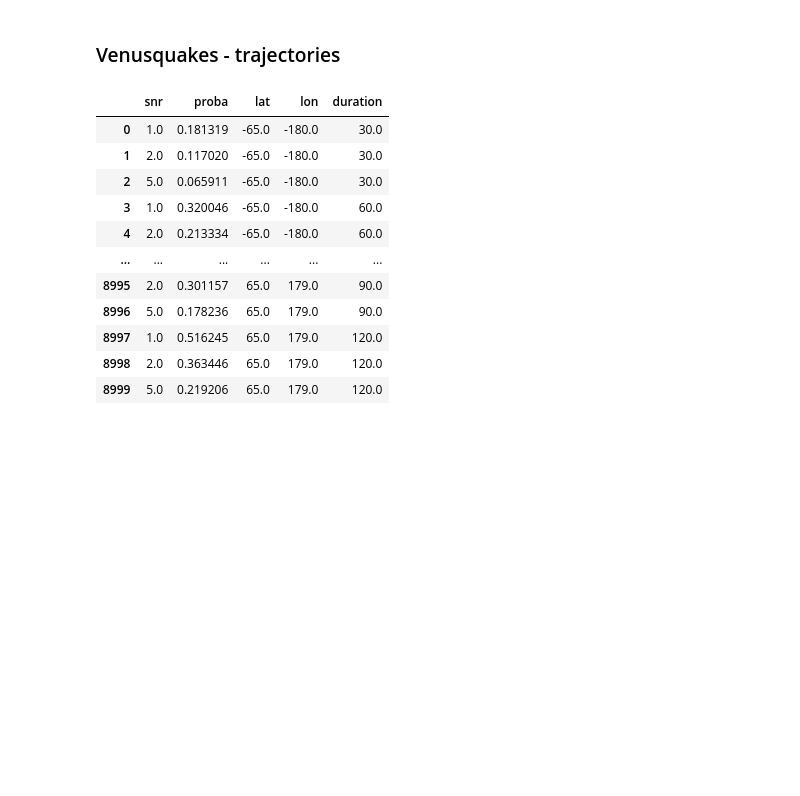
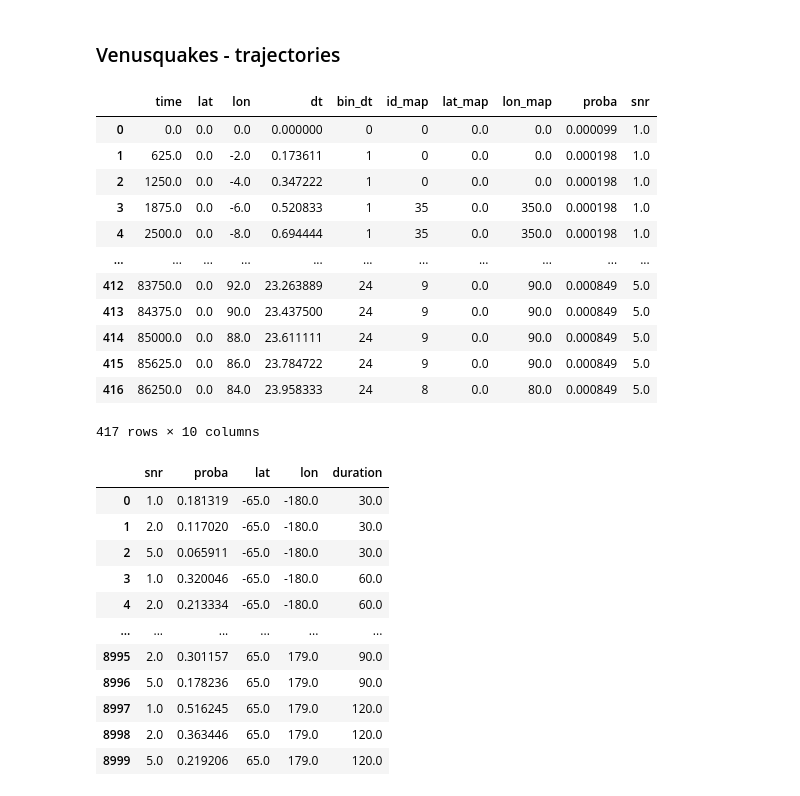
Before and after one commit to QuentinBrissaud/Venus_Detectability, a Jupyter notebook: compute_proba_detection_venus.ipynb, the cells around one changed output. Cells and saved outputs as stored; diff of their text form; code cells hidden in the pictures; blank space fills up the shorter version.

```diff
--- a/compute_proba_detection_venus.ipynb
+++ b/compute_proba_detection_venus.ipynb
@@ -66,0 +100,4 @@ proba_model.compute_proba_map(**opt_model)
+# %%
+file_ratio = f'./data/surface_ratios/surface_ratios_active_fixed.csv'
+surface_ratios = pm.get_surface_ratios(file_ratio)
+surface_ratios
@@ -67,3 +118,25 @@ proba_model.compute_proba_map(**opt_model)
+# %%
+reload(pm)
+
+dlat = 5.
+r_venus = 6052
+opt_model = dict(
+    scenario = 'active_low_min', # Iris' seismicity scenario
+    dists = np.arange(10., np.pi*r_venus, 200), # Low discretization will lead to terrible not unit integrals
+    M0s = np.linspace(3., 8., 30), # Low discretization will lead to terrible not unit integrals
+    SNR_thresholds = np.linspace(0.1, 10., 50),
+    noise_level = 1e-2, # noise level in Pa
+    duration = 1./(365.*24.), # (1/mission_duration)
+    all_lats = np.array([0.]),
+    all_lons = np.arange(0, 359, dlat*2),
+    homogeneous_ratios = False,
+    m_min = 3.,
+    r_venus = r_venus,
+)
+
+period = 0.01
+proba_model = pm.proba_model(pd_slopes, surface_ratios, TL_new[period], TL_new_qmin[period], TL_new_qmax[period])
+proba_model.compute_proba_map(**opt_model)
 # %% [markdown]
 ### Venusquakes: Wrinkle Ridges
 # %%
@@ -253,3 +347,19 @@ pm.plot_map(proba_model, **opt_visualization)
+# %%
+new_trajectories
+# %% [output]
+|  | time | lat | lon | dt | bin_dt | id_map | lat_map | lon_map | proba | snr |
+| 0 | 0.0 | 0.0 | 0.0 | 0.000000 | 0 | 0 | 0.0 | 0.0 | 0.000099 | 1.0 |
+| 1 | 625.0 | 0.0 | -2.0 | 0.173611 | 1 | 0 | 0.0 | 0.0 | 0.000198 | 1.0 |
+| 2 | 1250.0 | 0.0 | -4.0 | 0.347222 | 1 | 0 | 0.0 | 0.0 | 0.000198 | 1.0 |
+| 3 | 1875.0 | 0.0 | -6.0 | 0.520833 | 1 | 35 | 0.0 | 350.0 | 0.000198 | 1.0 |
+| 4 | 2500.0 | 0.0 | -8.0 | 0.694444 | 1 | 35 | 0.0 | 350.0 | 0.000198 | 1.0 |
+| ... | ... | ... | ... | ... | ... | ... | ... | ... | ... | ... |
+| 412 | 83750.0 | 0.0 | 92.0 | 23.263889 | 24 | 9 | 0.0 | 90.0 | 0.000849 | 5.0 |
+| 413 | 84375.0 | 0.0 | 90.0 | 23.437500 | 24 | 9 | 0.0 | 90.0 | 0.000849 | 5.0 |
+| 414 | 85000.0 | 0.0 | 88.0 | 23.611111 | 24 | 9 | 0.0 | 90.0 | 0.000849 | 5.0 |
+| 415 | 85625.0 | 0.0 | 86.0 | 23.784722 | 24 | 9 | 0.0 | 90.0 | 0.000849 | 5.0 |
+| 416 | 86250.0 | 0.0 | 84.0 | 23.958333 | 24 | 8 | 0.0 | 80.0 | 0.000849 | 5.0 |
+417 rows × 10 columns
 # %%
 reload(VCD)
 reload(pm)
```
Also changed, not shown: parts of 12 cells of this notebook, 6 other files.
